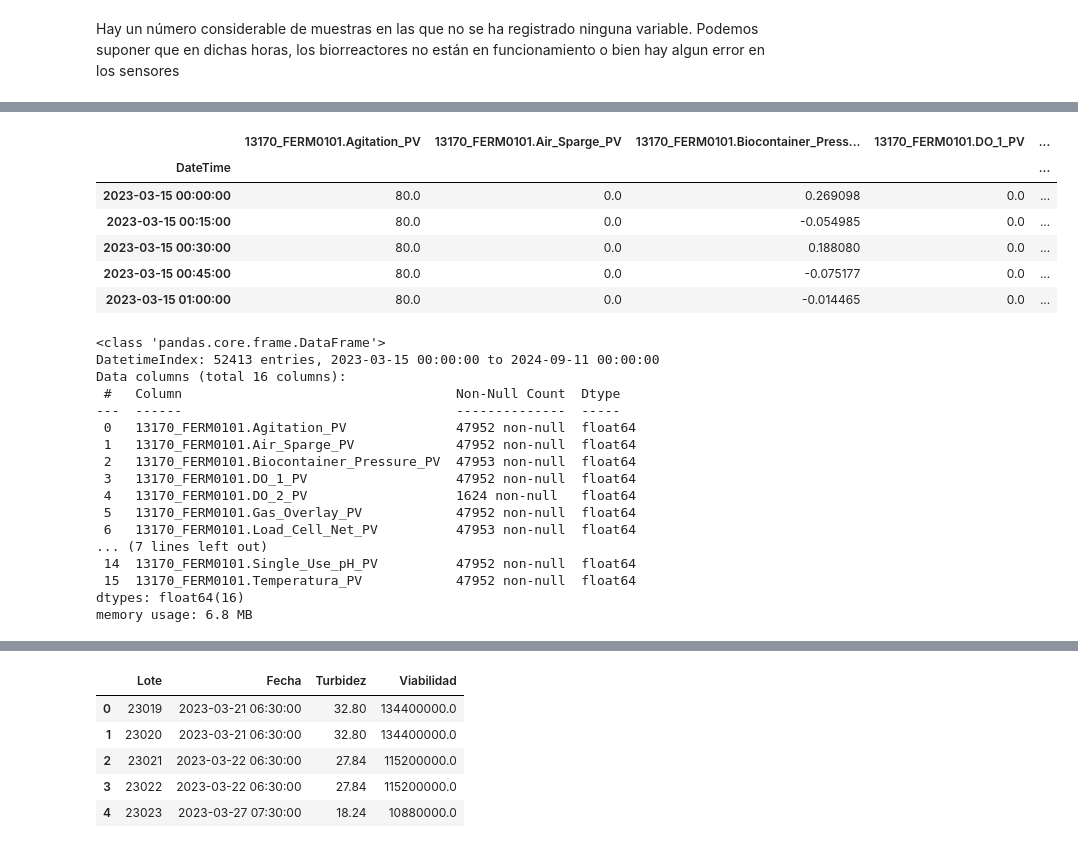
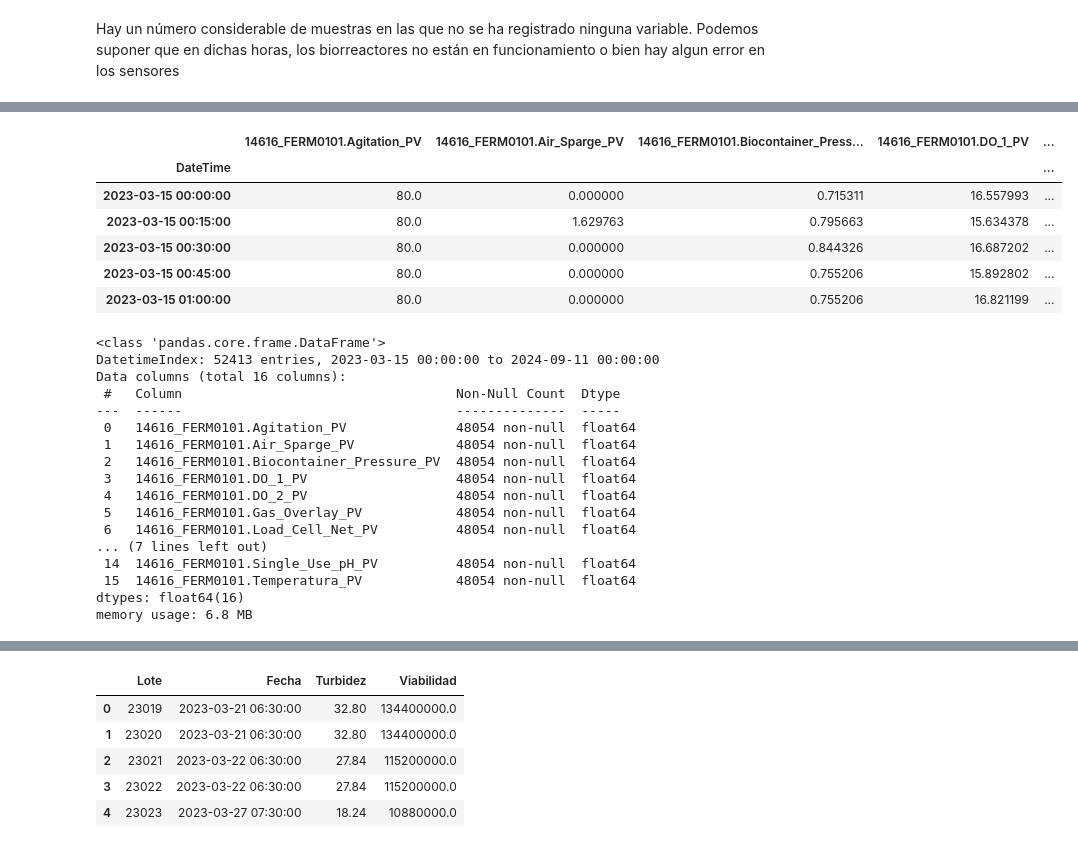
Before and after one commit to nikodyulger/datathon-los-forajidos, a Jupyter notebook: exploracion.ipynb, the cells around one changed output, grey strips where cells are left out. Saved outputs shown, nothing was run; the diff lists cells and outputs as text; code cells hidden in the pictures.

Commit message:
exploracion biorreactores

```diff
--- a/exploracion.ipynb
+++ b/exploracion.ipynb
@@ -714,17 +746,18 @@ Name: count, dtype: int64
 # %%
-choice = np.random.choice(ids_cultivo_biorreactor)
+np.random.seed(seed)
+bioreactor_choice = np.random.choice(ids_cultivo_biorreactor)
 
-df_biorreactor_cultivo = pd.read_excel(f'raw_data/Biorreactor {choice}.xlsx',
+df_biorreactor_cultivo = pd.read_excel(f'raw_data/Biorreactor {bioreactor_choice}.xlsx',
                                sheet_name='Datos', index_col='DateTime', parse_dates=True, engine='openpyxl')
 df_biorreactor_cultivo.head(5)
 # %% [output]
-|  | 13170_FERM0101.Agitation_PV | 13170_FERM0101.Air_Sparge_PV | 13170_FERM0101.Biocontainer_Press... | 13170_FERM0101.DO_1_PV | ... |
+|  | 14616_FERM0101.Agitation_PV | 14616_FERM0101.Air_Sparge_PV | 14616_FERM0101.Biocontainer_Press... | 14616_FERM0101.DO_1_PV | ... |
 | DateTime |  |  |  |  | ... |
-| 2023-03-15 00:00:00 | 80.0 | 0.0 | 0.269098 | 0.0 | ... |
-| 2023-03-15 00:15:00 | 80.0 | 0.0 | -0.054985 | 0.0 | ... |
-| 2023-03-15 00:30:00 | 80.0 | 0.0 | 0.188080 | 0.0 | ... |
-| 2023-03-15 00:45:00 | 80.0 | 0.0 | -0.075177 | 0.0 | ... |
-| 2023-03-15 01:00:00 | 80.0 | 0.0 | -0.014465 | 0.0 | ... |
+| 2023-03-15 00:00:00 | 80.0 | 0.000000 | 0.715311 | 16.557993 | ... |
+| 2023-03-15 00:15:00 | 80.0 | 1.629763 | 0.795663 | 15.634378 | ... |
+| 2023-03-15 00:30:00 | 80.0 | 0.000000 | 0.844326 | 16.687202 | ... |
+| 2023-03-15 00:45:00 | 80.0 | 0.000000 | 0.755206 | 15.892802 | ... |
+| 2023-03-15 01:00:00 | 80.0 | 0.000000 | 0.755206 | 16.821199 | ... |
 # %%
 df_biorreactor_cultivo.info()
 # %% [output]
@@ -733,15 +766,15 @@ DatetimeIndex: 52413 entries, 2023-03-15 00:00:00 to 2024-09-11 00:00:00
 Data columns (total 16 columns):
  #   Column                                   Non-Null Count  Dtype
 ---  ------                                   --------------  -----
- 0   13170_FERM0101.Agitation_PV              47952 non-null  float64
- 1   13170_FERM0101.Air_Sparge_PV             47952 non-null  float64
- 2   13170_FERM0101.Biocontainer_Pressure_PV  47953 non-null  float64
- 3   13170_FERM0101.DO_1_PV                   47952 non-null  float64
- 4   13170_FERM0101.DO_2_PV                   1624 non-null   float64
- 5   13170_FERM0101.Gas_Overlay_PV            47952 non-null  float64
- 6   13170_FERM0101.Load_Cell_Net_PV          47953 non-null  float64
+ 0   14616_FERM0101.Agitation_PV              48054 non-null  float64
+ 1   14616_FERM0101.Air_Sparge_PV             48054 non-null  float64
+ 2   14616_FERM0101.Biocontainer_Pressure_PV  48054 non-null  float64
+ 3   14616_FERM0101.DO_1_PV                   48054 non-null  float64
+ 4   14616_FERM0101.DO_2_PV                   48054 non-null  float64
+ 5   14616_FERM0101.Gas_Overlay_PV            48054 non-null  float64
+ 6   14616_FERM0101.Load_Cell_Net_PV          48054 non-null  float64
 ... (7 lines left out)
- 14  13170_FERM0101.Single_Use_pH_PV          47952 non-null  float64
- 15  13170_FERM0101.Temperatura_PV            47952 non-null  float64
+ 14  14616_FERM0101.Single_Use_pH_PV          48054 non-null  float64
+ 15  14616_FERM0101.Temperatura_PV            48054 non-null  float64
 dtypes: float64(16)
 memory usage: 6.8 MB
```
Also changed, not shown: parts of 22 cells of this notebook, 1 other file.
